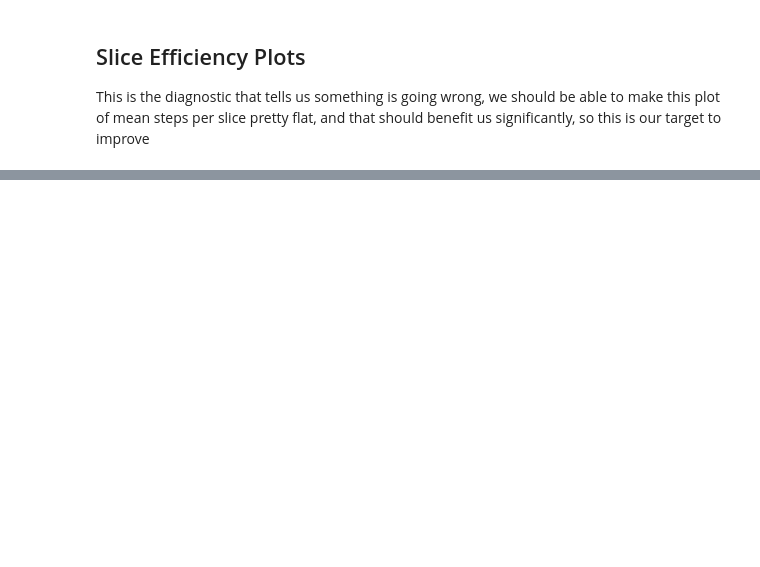
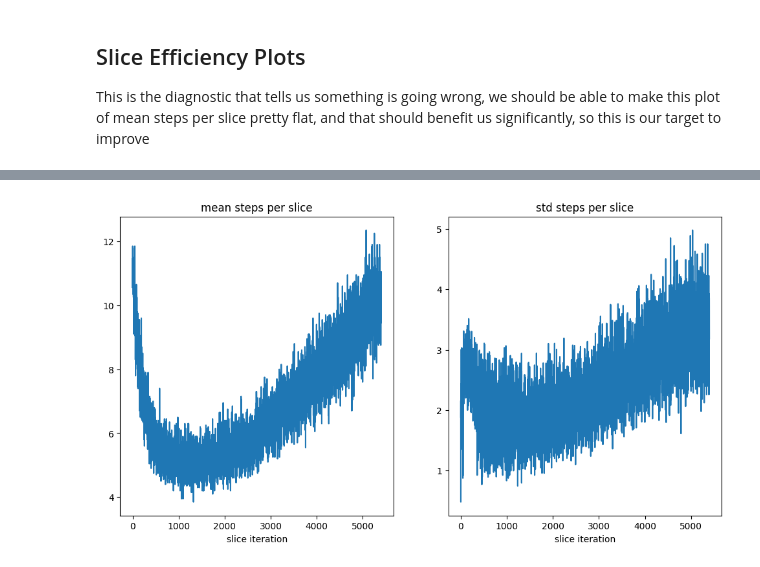
Before and after one commit to handley-lab/blackjax-gw, a Jupyter notebook: torus_sampling/sample_torus.ipynb, the cells around one changed output, grey strips where cells are left out. Saved outputs shown, nothing was run; the diff lists cells and outputs as text; code cells hidden in the pictures; blank space fills up the shorter version.

```diff
--- a/torus_sampling/sample_torus.ipynb
+++ b/torus_sampling/sample_torus.ipynb
@@ -194,0 +226,45 @@ plt.show()
+# %%
+algo = blackjax.nss(
+    logprior_fn=lambda x: prior.log_prob(x).sum(),
+    loglikelihood_fn=logl,
+    num_delete=50,
+    num_inner_steps=20,
+    stepper_fn=wrapped_stepper_fn,
+    adapt_direction_params_fn = compute_diagonal_covariance_from_particles
+
+)
+
+rng_key, sampling_key, initialization_key = jax.random.split(rng_key, 3)
+state = algo.init(initial_samples)
+
+@jax.jit
+def one_step(carry, xs):
+    state, k = carry
+    k, subk = jax.random.split(k, 2)
+    state, dead_point = algo.step(subk, state)
+    return (state, k), dead_point
+
+dead = []
+
+with tqdm.tqdm(desc="Dead points", unit=" dead points") as pbar:
+    while not state.logZ_live - state.logZ < -3:
+        (state, rng_key), dead_info = one_step((state, rng_key), None)
+        dead.append(dead_info)
+        pbar.update(50)
+
+rng_key, sample_key = jax.random.split(rng_key, 2)
+# %%
+final_state = finalise(state, dead)
+# %%
+evals = final_state.inner_kernel_info.info.num_shrink + final_state.inner_kernel_info.info.num_steps
+f, a = plt.subplots(1, 2, figsize=(12, 6))
+a[0].plot(evals.mean(axis=-1))
+a[1].plot(evals.std(axis=-1))
+a[0].set_title("mean steps per slice")
+a[1].set_title("std steps per slice")
+a[0].set_xlabel("slice iteration")
+a[1].set_xlabel("slice iteration")
+f.savefig("slice_efficiency.pdf")
+plt.show()
+# %% [output]
+[figure, added]
```
Also changed, not shown: parts of 7 cells of this notebook.
